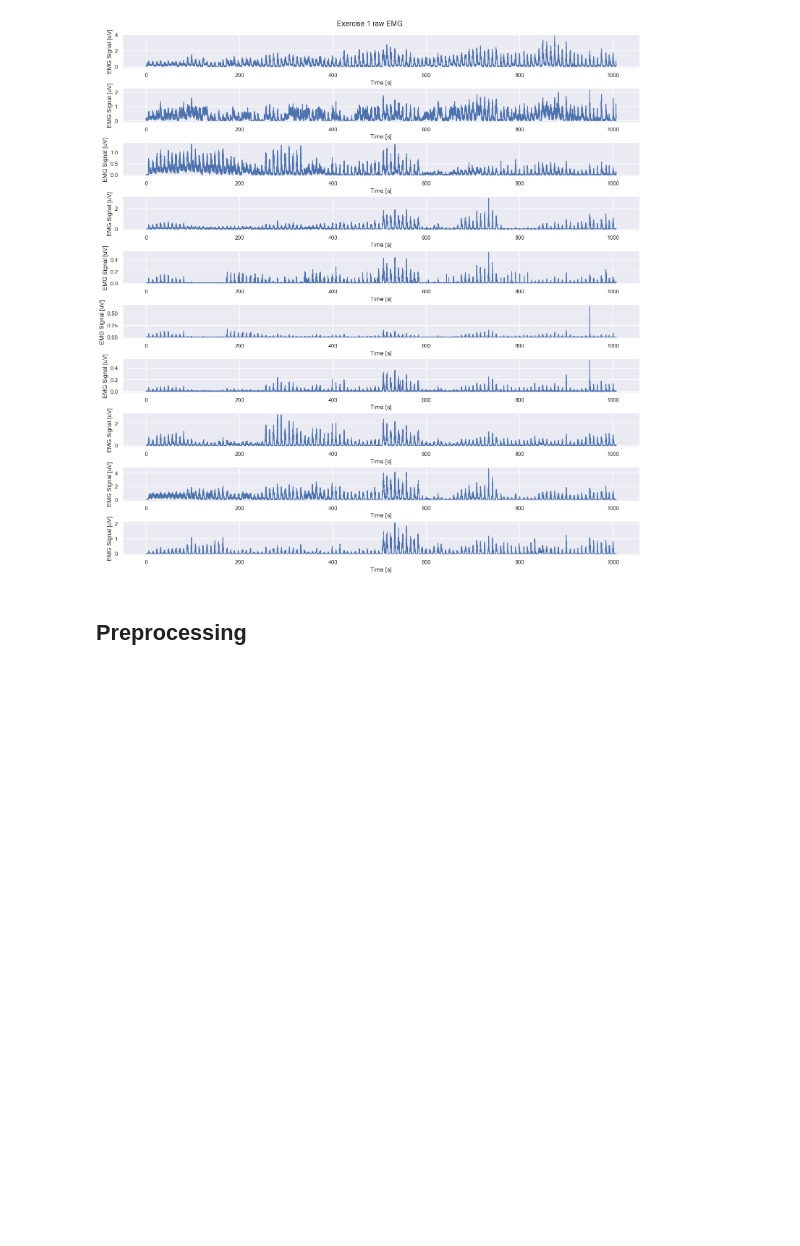
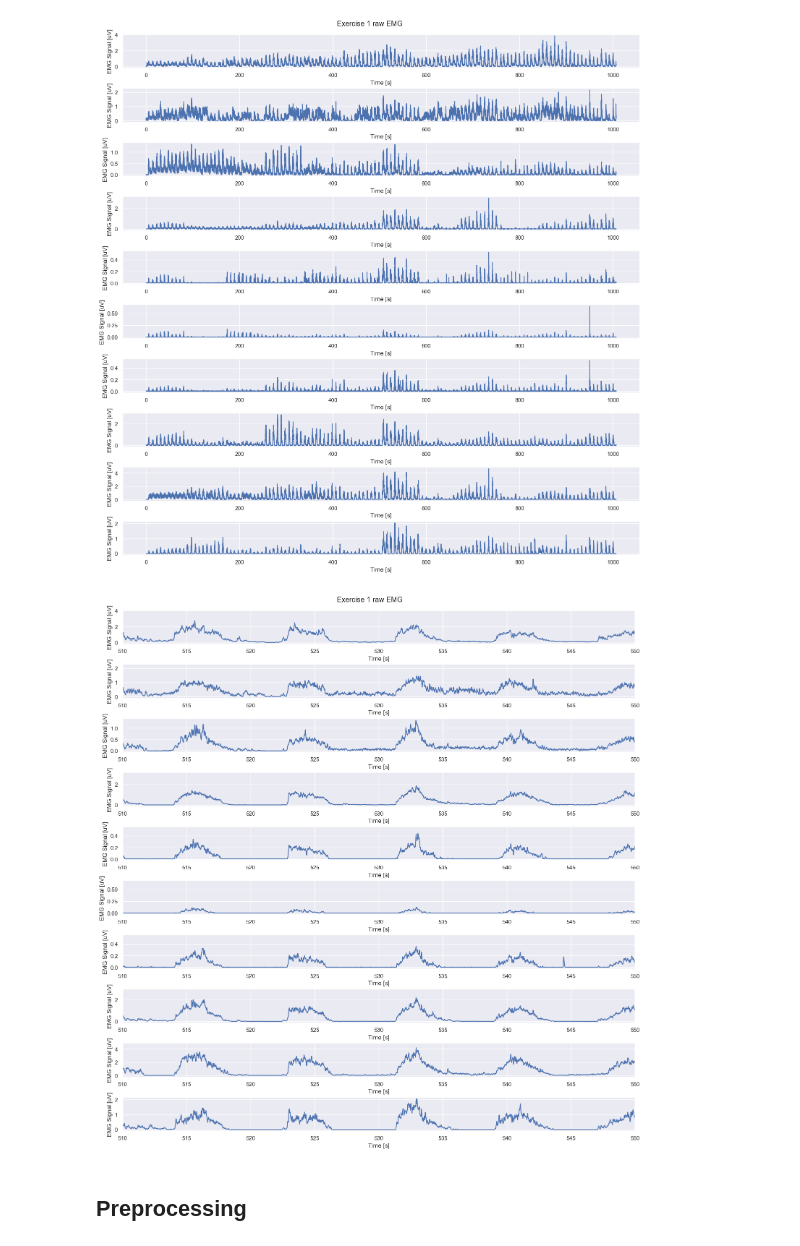
Before and after one commit to spbui00/NX-421-project, a Jupyter notebook: project_2_RB.ipynb, the cells around one changed output. Saved outputs shown, nothing was run; the diff lists cells and outputs as text; code cells hidden in the pictures; blank space fills up the shorter version.

```diff
--- a/project_2_RB.ipynb
+++ b/project_2_RB.ipynb
@@ -119,6 +127,17 @@ fig.suptitle('Exercise 1 raw EMG', y=1.02)
 plt.show()
 # %% [output]
 [figure]
+# %%
+fig, ax = plt.subplots(n_channels, 1, constrained_layout=True, figsize=(15, 15))
+for channel_idx in range(n_channels):
+    ax[channel_idx].plot(time_steps, emg_raw[:, channel_idx])
+    ax[channel_idx].set_xlim(510, 550)
+    ax[channel_idx].set_xlabel('Time [s]')
+    ax[channel_idx].set_ylabel('EMG Signal [uV]')
+fig.suptitle('Exercise 1 raw EMG', y=1.02)
+plt.show()
+# %% [output]
+[figure, added]
 # %% [markdown]
 ## Preprocessing
 # %% [markdown]
```
Also changed, not shown: parts of 17 cells of this notebook, 1 other file.
